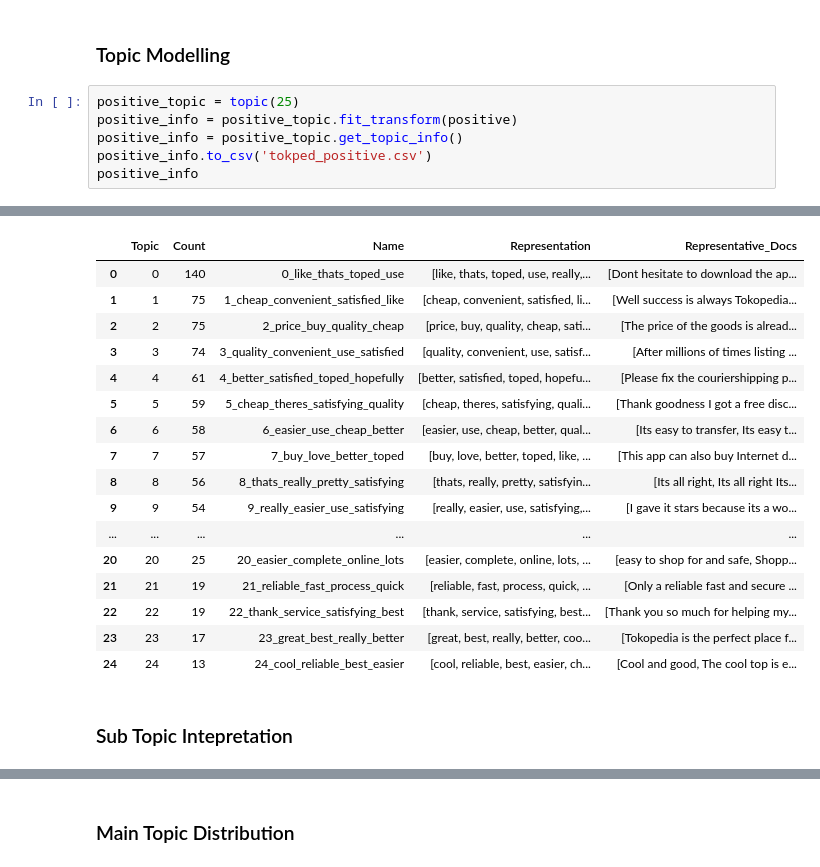
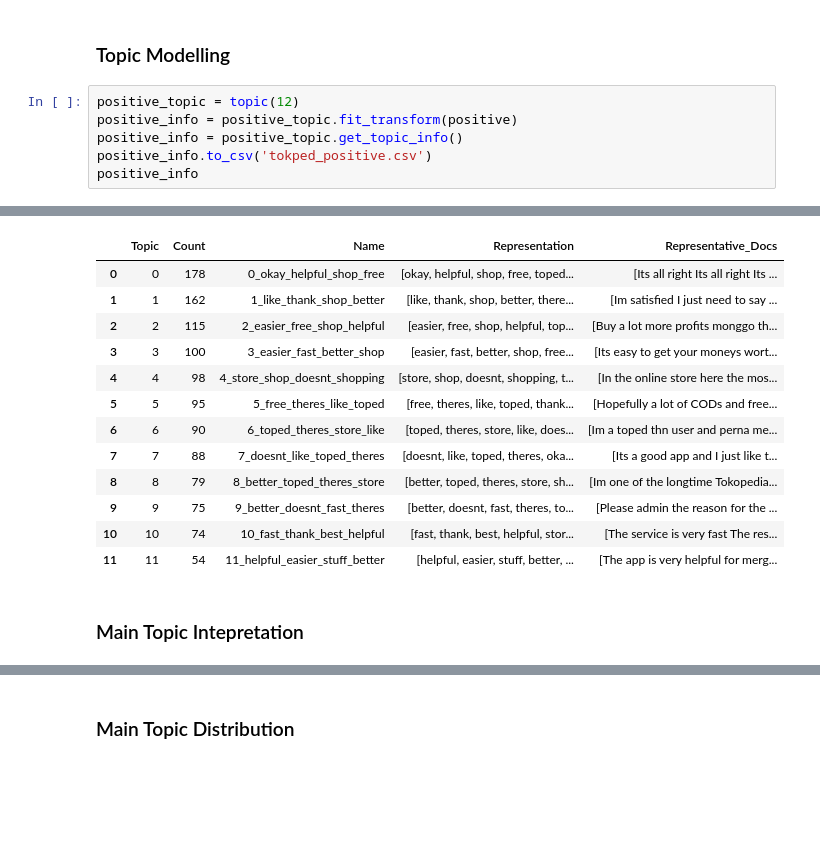
Before and after one commit to WayanArdike/gopay, a Jupyter notebook: study-case-tokopedia.ipynb, the cells around one changed output, grey strips where cells are left out. Cells and saved outputs as stored; diff of their text form; blank space fills up the shorter version.

```diff
--- a/study-case-tokopedia.ipynb
+++ b/study-case-tokopedia.ipynb
@@ -826,7 +794,7 @@ App Performance & Technical Issues and Payment & Account Management remain domin
 # %% [markdown]
 ### Topic Modelling
 # %%
-positive_topic = topic(25)
+positive_topic = topic(12)
 positive_info = positive_topic.fit_transform(positive)
 positive_info = positive_topic.get_topic_info()
 positive_info.to_csv('tokped_positive.csv')
@@ -843,19 +811,15 @@ positive_info
 |  | Topic | Count | Name | Representation | Representative_Docs |
-| 0 | 0 | 140 | 0_like_thats_toped_use | [like, thats, toped, use, really,... | [Dont hesitate to download the ap... |
-| 1 | 1 | 75 | 1_cheap_convenient_satisfied_like | [cheap, convenient, satisfied, li... | [Well success is always Tokopedia... |
-| 2 | 2 | 75 | 2_price_buy_quality_cheap | [price, buy, quality, cheap, sati... | [The price of the goods is alread... |
-| 3 | 3 | 74 | 3_quality_convenient_use_satisfied | [quality, convenient, use, satisf... | [After millions of times listing ... |
-| 4 | 4 | 61 | 4_better_satisfied_toped_hopefully | [better, satisfied, toped, hopefu... | [Please fix the couriershipping p... |
-| 5 | 5 | 59 | 5_cheap_theres_satisfying_quality | [cheap, theres, satisfying, quali... | [Thank goodness I got a free disc... |
-| 6 | 6 | 58 | 6_easier_use_cheap_better | [easier, use, cheap, better, qual... | [Its easy to transfer, Its easy t... |
-| 7 | 7 | 57 | 7_buy_love_better_toped | [buy, love, better, toped, like, ... | [This app can also buy Internet d... |
-| 8 | 8 | 56 | 8_thats_really_pretty_satisfying | [thats, really, pretty, satisfyin... | [Its all right, Its all right Its... |
-| 9 | 9 | 54 | 9_really_easier_use_satisfying | [really, easier, use, satisfying,... | [I gave it stars because its a wo... |
-| ... | ... | ... | ... | ... | ... |
-| 20 | 20 | 25 | 20_easier_complete_online_lots | [easier, complete, online, lots, ... | [easy to shop for and safe, Shopp... |
-| 21 | 21 | 19 | 21_reliable_fast_process_quick | [reliable, fast, process, quick, ... | [Only a reliable fast and secure ... |
-| 22 | 22 | 19 | 22_thank_service_satisfying_best | [thank, service, satisfying, best... | [Thank you so much for helping my... |
-| 23 | 23 | 17 | 23_great_best_really_better | [great, best, really, better, coo... | [Tokopedia is the perfect place f... |
-| 24 | 24 | 13 | 24_cool_reliable_best_easier | [cool, reliable, best, easier, ch... | [Cool and good, The cool top is e... |
+| 0 | 0 | 178 | 0_okay_helpful_shop_free | [okay, helpful, shop, free, toped... | [Its all right Its all right Its ... |
+| 1 | 1 | 162 | 1_like_thank_shop_better | [like, thank, shop, better, there... | [Im satisfied I just need to say ... |
+| 2 | 2 | 115 | 2_easier_free_shop_helpful | [easier, free, shop, helpful, top... | [Buy a lot more profits monggo th... |
+| 3 | 3 | 100 | 3_easier_fast_better_shop | [easier, fast, better, shop, free... | [Its easy to get your moneys wort... |
+| 4 | 4 | 98 | 4_store_shop_doesnt_shopping | [store, shop, doesnt, shopping, t... | [In the online store here the mos... |
+| 5 | 5 | 95 | 5_free_theres_like_toped | [free, theres, like, toped, thank... | [Hopefully a lot of CODs and free... |
+| 6 | 6 | 90 | 6_toped_theres_store_like | [toped, theres, store, like, does... | [Im a toped thn user and perna me... |
+| 7 | 7 | 88 | 7_doesnt_like_toped_theres | [doesnt, like, toped, theres, oka... | [Its a good app and I just like t... |
+| 8 | 8 | 79 | 8_better_toped_theres_store | [better, toped, theres, store, sh... | [Im one of the longtime Tokopedia... |
+| 9 | 9 | 75 | 9_better_doesnt_fast_theres | [better, doesnt, fast, theres, to... | [Please admin the reason for the ... |
+| 10 | 10 | 74 | 10_fast_thank_best_helpful | [fast, thank, best, helpful, stor... | [The service is very fast The res... |
+| 11 | 11 | 54 | 11_helpful_easier_stuff_better | [helpful, easier, stuff, better, ... | [The app is very helpful for merg... |
 # %% [markdown]
-### Sub Topic Intepretation
+### Main Topic Intepretation
```
Also changed, not shown: parts of 31 cells of this notebook.
